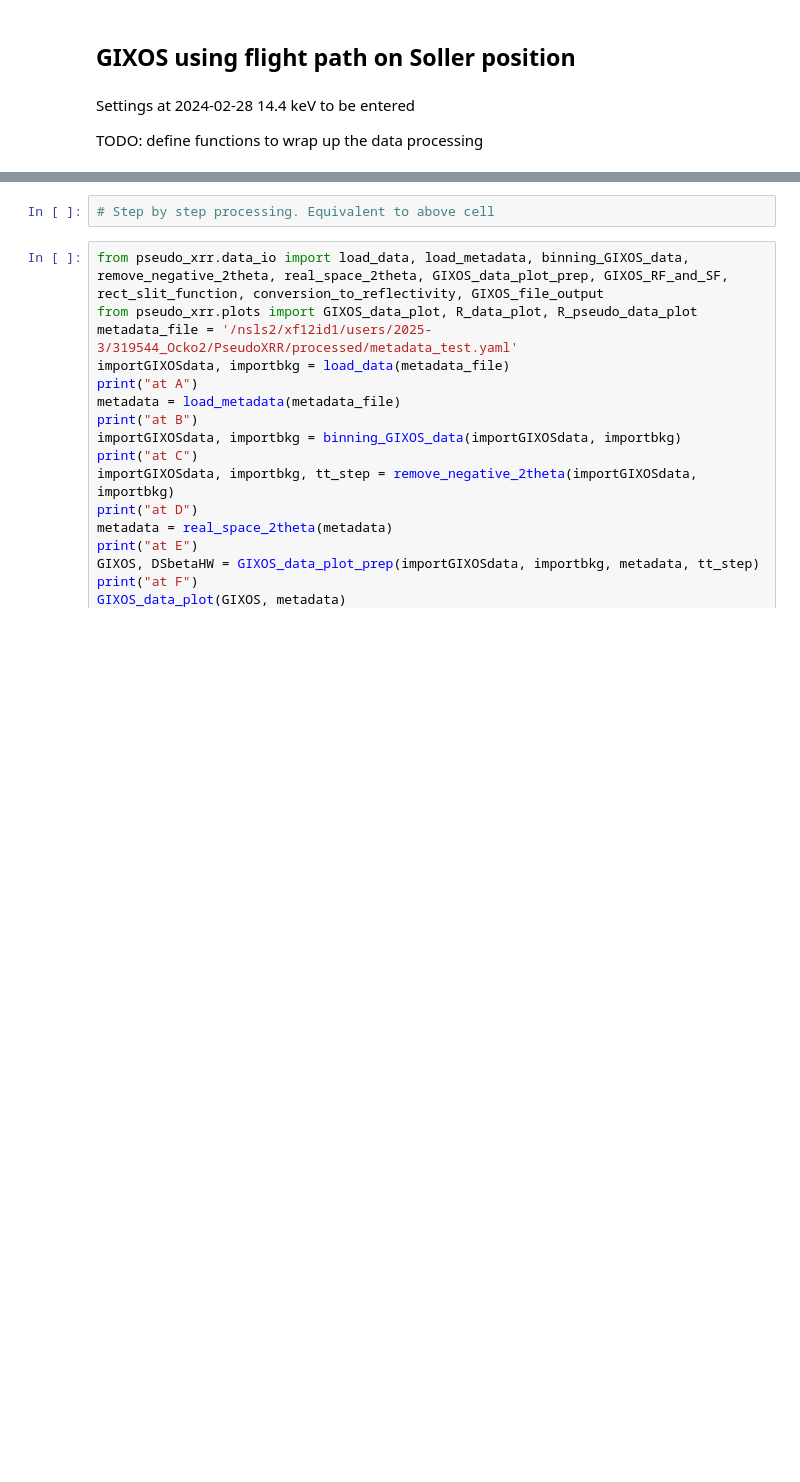
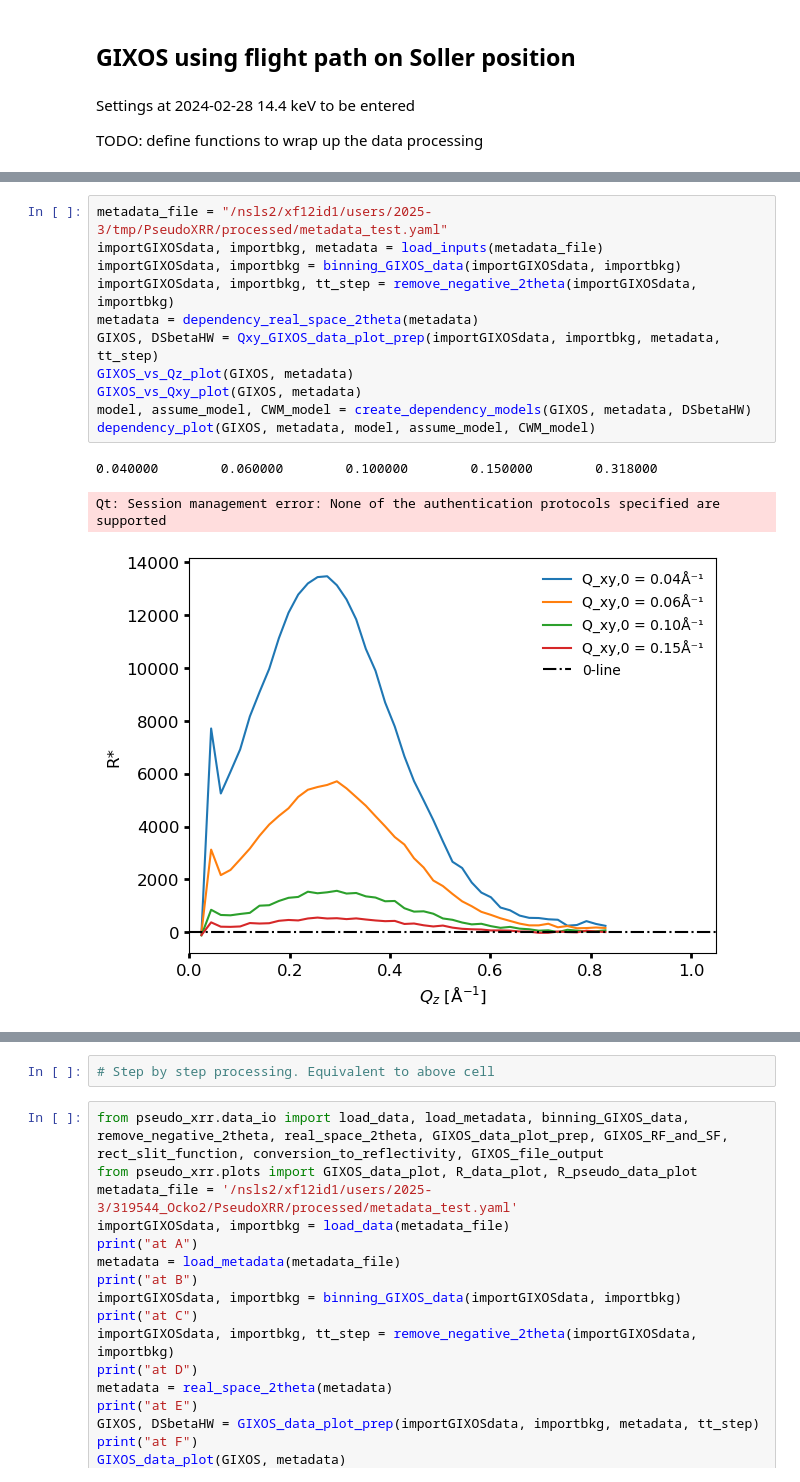
Before and after one commit to XYangXRay/pxrr, a Jupyter notebook: example/pXRR_step2.ipynb, the cells around one changed output, grey strips where cells are left out. Saved outputs shown, nothing was run; the diff lists cells and outputs as text; blank space fills up the shorter version.

```diff
--- a/example/pXRR_step2.ipynb
+++ b/example/pXRR_step2.ipynb
@@ -107,0 +208,15 @@ from pseudo_xrr.data_io import *
+# %%
+metadata_file = "/nsls2/xf12id1/users/2025-3/tmp/PseudoXRR/processed/metadata_test.yaml"
+importGIXOSdata, importbkg, metadata = load_inputs(metadata_file)
+importGIXOSdata, importbkg = binning_GIXOS_data(importGIXOSdata, importbkg)
+importGIXOSdata, importbkg, tt_step = remove_negative_2theta(importGIXOSdata, importbkg)
+metadata = dependency_real_space_2theta(metadata)
+GIXOS, DSbetaHW = Qxy_GIXOS_data_plot_prep(importGIXOSdata, importbkg, metadata, tt_step)
+GIXOS_vs_Qz_plot(GIXOS, metadata)
+GIXOS_vs_Qxy_plot(GIXOS, metadata)
+model, assume_model, CWM_model = create_dependency_models(GIXOS, metadata, DSbetaHW)
+dependency_plot(GIXOS, metadata, model, assume_model, CWM_model)
+# %% [output]
+0.040000        0.060000        0.100000        0.150000        0.318000
+Qt: Session management error: None of the authentication protocols specified are supported
+[figure, added]
```
Also changed, not shown: parts of 12 cells of this notebook, 9 other files.
